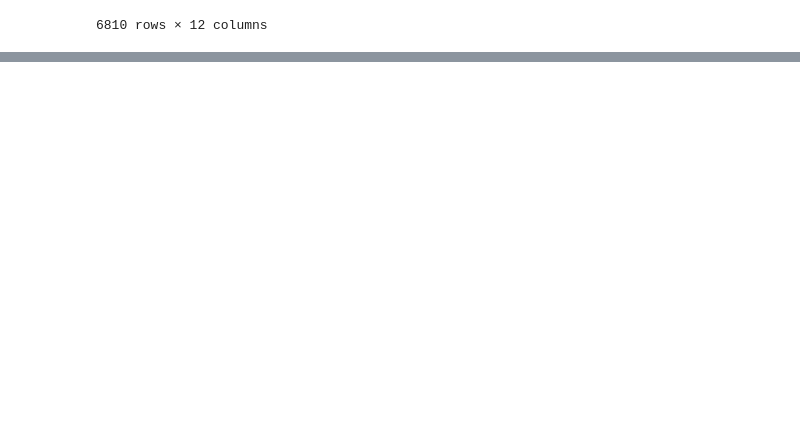
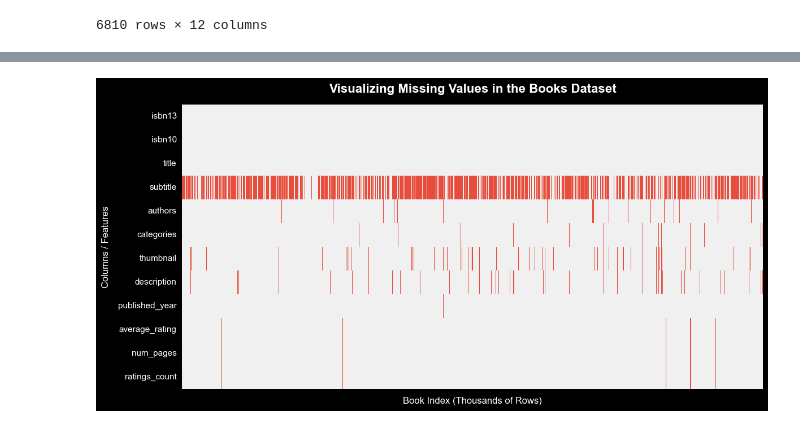
Before and after one commit to Zendin110206/semantic-book-recommender, a Jupyter notebook: notebooks/data-exploration.ipynb, the cells around one changed output, grey strips where cells are left out. Cells and saved outputs as stored; diff of their text form; code cells hidden in the pictures; blank space fills up the shorter version.

```diff
--- a/notebooks/data-exploration.ipynb
+++ b/notebooks/data-exploration.ipynb
@@ -21,0 +62,24 @@ books_df
+# %%
+plt.figure(figsize=(12, 6))
+custom_colors = ["#f0f0f0", "#e74c3c"]
+
+ax = sns.heatmap(
+    books_df.isna().transpose(),
+    cmap=custom_colors,
+    cbar=False,
+    xticklabels=False, # Turn off X-axis labels to prevent a messy black block
+    yticklabels=True   # Ensure all column names on the Y-axis are visible
+)
+
+plt.title("Visualizing Missing Values in the Books Dataset",
+fontsize=16, fontweight='bold', pad=15)
+plt.xlabel("Book Index (Thousands of Rows)", fontsize=12, labelpad=10)
+plt.ylabel("Columns / Features", fontsize=12, labelpad=10)
+
+plt.yticks(rotation=0, fontsize=11)
+
+# Adjust layout so nothing gets cut off
+plt.tight_layout()
+plt.show()
+# %% [output]
+[figure, added]
```
Also changed, not shown: parts of 13 cells of this notebook.
